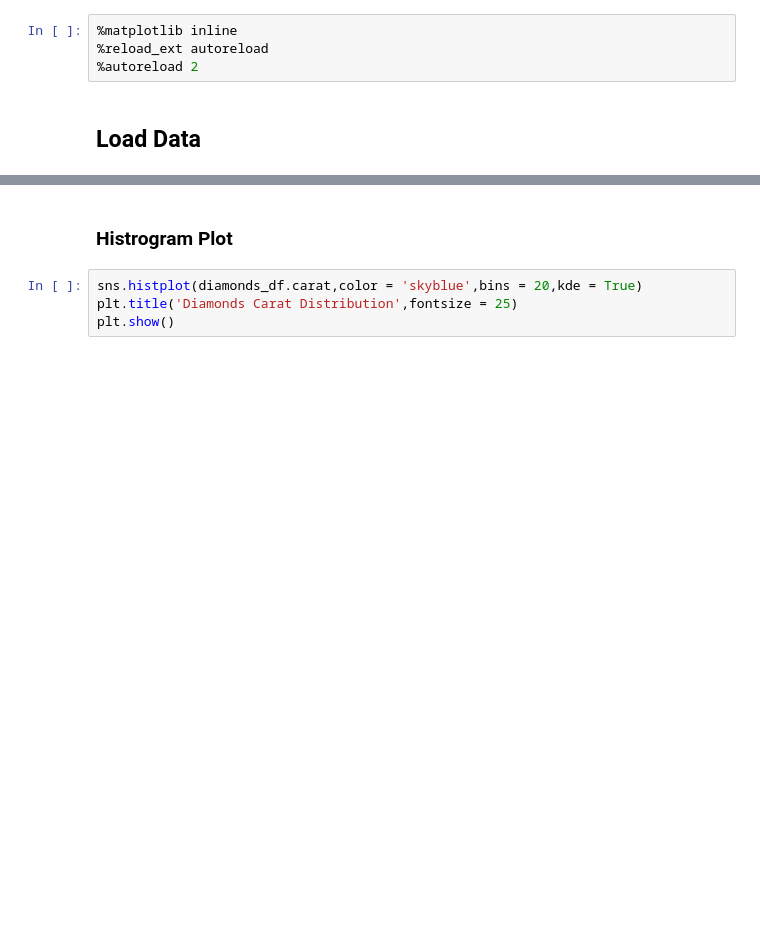
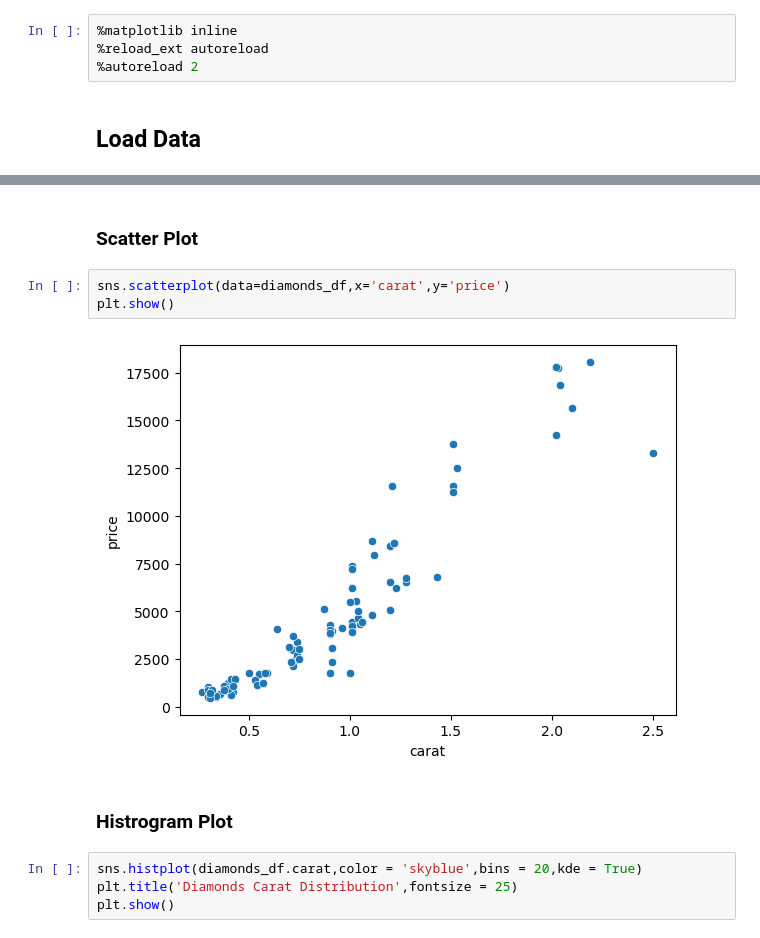
Before and after one commit to AmeUr56/Notes, a Jupyter notebook: Visualizations/Seaborn .ipynb, the cells around one changed output, grey strips where cells are left out. Cells and saved outputs as stored; diff of their text form; blank space fills up the shorter version.

```diff
--- a/Visualizations/Seaborn .ipynb
+++ b/Visualizations/Seaborn .ipynb
@@ -47,3 +35,10 @@ diamonds_df.tail()
+# %% [markdown]
+### Scatter Plot
+# %%
+sns.scatterplot(data=diamonds_df,x='carat',y='price')
+plt.show()
+# %% [output]
+[figure, added]
 # %% [markdown]
 ### Histrogram Plot
 # %%
```
Also changed, not shown: parts of 26 cells of this notebook.
